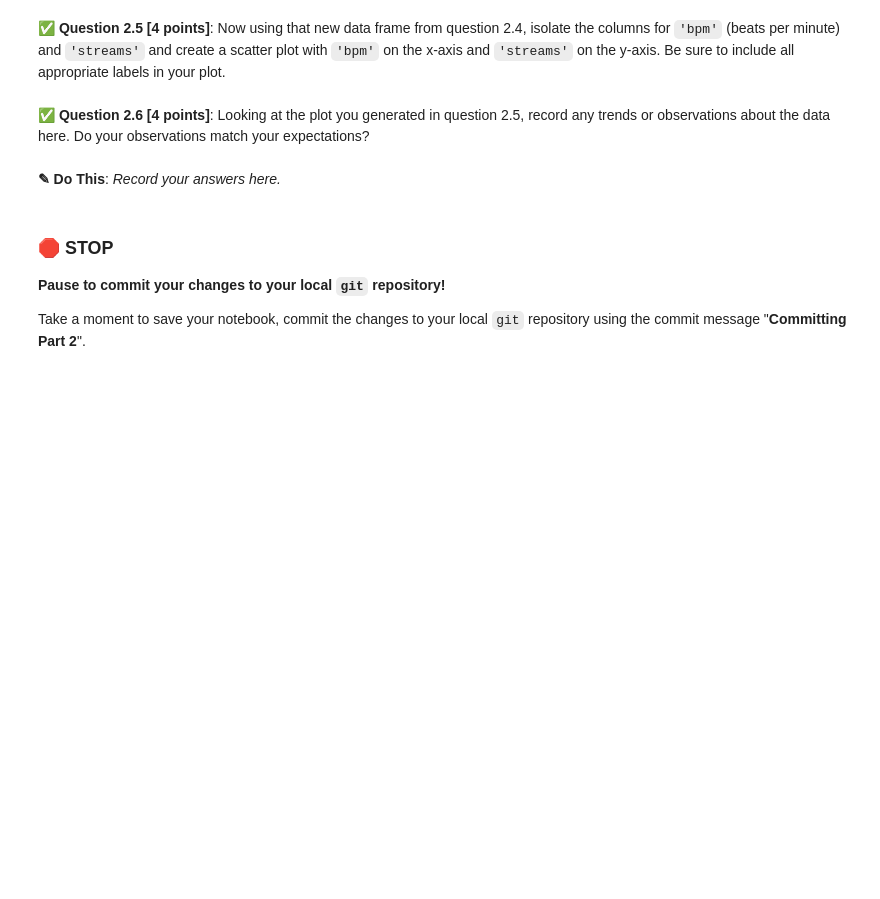
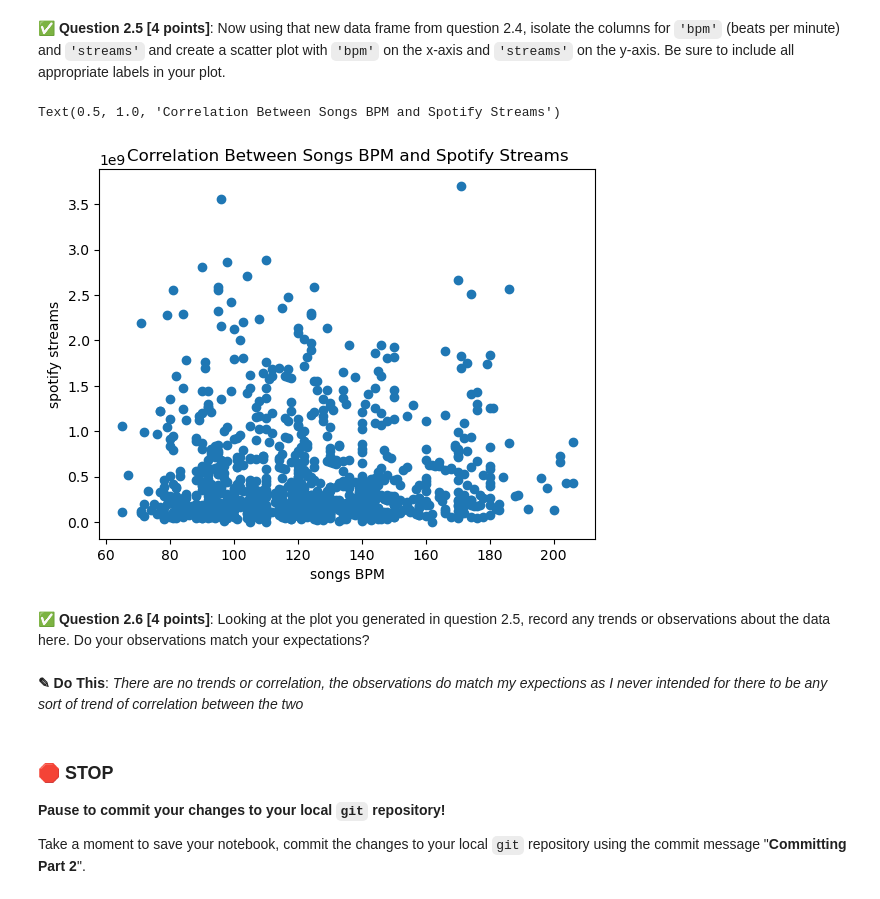
Before and after one commit to Lawpantoe/CMSE202-f23-turnin, a Jupyter notebook: midterm/CMSE202_Section004_MidtermS24_Student.ipynb, the cells around one changed output. Cells and saved outputs as stored; diff of their text form; code cells hidden in the pictures; blank space fills up the shorter version.

```diff
--- a/midterm/CMSE202_Section004_MidtermS24_Student.ipynb
+++ b/midterm/CMSE202_Section004_MidtermS24_Student.ipynb
@@ -74,3 +79,6 @@ The file is also on D2L.
 &#9989; **Question 2.2 [2 points]**: To get started, read in the `spotify-2023.csv` dataset, and then display the first 10 rows. I gently suggest using the `read_csv` method in `Pandas` for this task, but you can use another Python tool if you prefer. ***Hint: you will need to use the 'latin-1' encoding to read it in***
 # %%
 # Put your code for question 2.2 here
+import pandas as pd
+spotify = pd.read_csv("spotify-2023.csv", encoding='latin-1')
+spotify.head(10)
@@ -86,10 +146,21 @@ The file is also on D2L.
 &#9989; **Question 2.5 [4 points]**: Now using that new data frame from question 2.4, isolate the columns for `'bpm'` (beats per minute) and `'streams'` and create a scatter plot with `'bpm'` on the x-axis and `'streams'` on the y-axis. Be sure to include all appropriate labels in your plot.
 # %%
 # Put your code for question 2.5 here
+import matplotlib.pyplot as plt
+spotify['bpm']
+spotify['streams']
+
+plt.scatter(spotify['bpm'],spotify['streams'])
+plt.ylabel("spotify streams")
+plt.xlabel("songs BPM")
+plt.title("Correlation Between Songs BPM and Spotify Streams")
+# %% [output]
+Text(0.5, 1.0, 'Correlation Between Songs BPM and Spotify Streams')
+[figure, added]
 # %% [markdown]
 &#9989; **Question 2.6 [4 points]**: Looking at the plot you generated in question 2.5, record any trends or observations about the data here. Do your observations match your expectations?
 # %% [markdown]
-**<font size=+3>&#9998;</font> Do This**: *Record your answers here.*
+**<font size=+3>&#9998;</font> Do This**: *There are no trends or correlation, the observations do match my expections as I never intended for there to be any sort of trend of correlation between the two*
 # %% [markdown]
 ### &#128721; STOP
 **Pause to commit your changes to your local `git` repository!**
```
Also changed, not shown: parts of 6 cells of this notebook.
